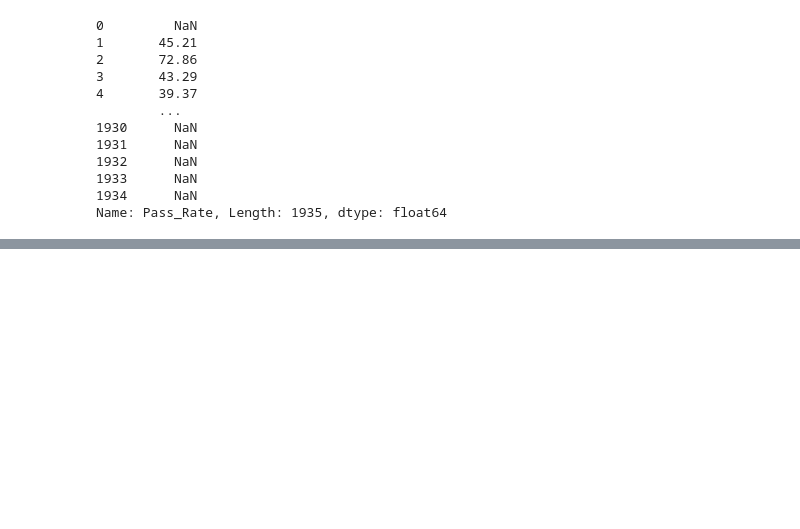
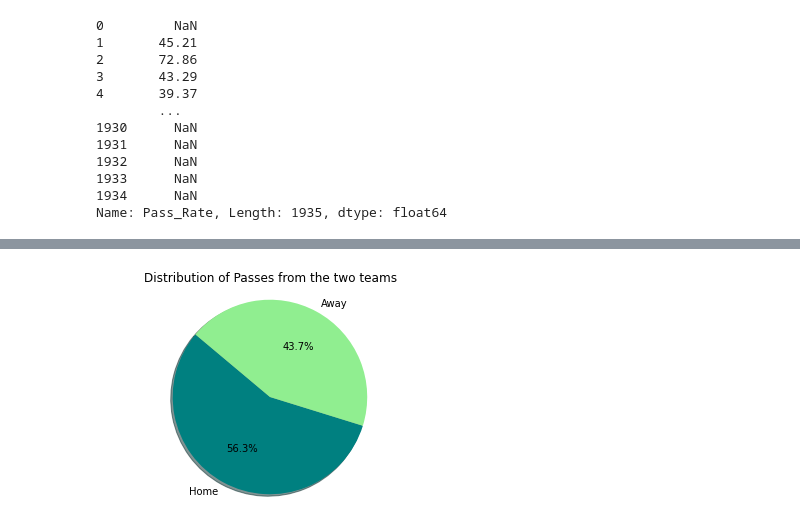
Before and after one commit to nahiid/soccer-impact-factor, a Jupyter notebook: src/impact_factor.ipynb, the cells around one changed output, grey strips where cells are left out. Saved outputs shown, nothing was run; the diff lists cells and outputs as text; code cells hidden in the pictures; blank space fills up the shorter version.

Commit message:
Add visualization

```diff
--- a/src/impact_factor.ipynb
+++ b/src/impact_factor.ipynb
@@ -125,0 +152,19 @@ tracking_data
+# %%
+# Select the specific rows
+rows_to_display = [10, 50, 100, 700, 800]
+event_data_subset = event_data.iloc[rows_to_display]
+
+styled_data = event_data_subset.style.applymap(lambda x: 'color: darkred; text-shadow: 1px 1px 1px #888; background-color: antiquewhite; font-size: 13px; text-align: center;', subset=pd.IndexSlice[:, :]) \
+    .set_table_styles([{
+        'selector': 'th',
+        'props': [('color', 'black')]
+    }])
+# Generate an HTML representation
+
+styled_html = styled_data.render()
+
+# Save the HTML to a file
+with open('styled_event_data.html', 'w') as f:
+    f.write(styled_html)
+
+print("Styled DataFrame has been saved to 'styled_event_data.html'")
@@ -904,0 +964,20 @@ Name: Pass_Rate, Length: 1935, dtype: float64
+# %%
+import matplotlib.pyplot as plt
+import pandas as pd  # Add this import for working with DataFrames
+
+# Count the number of rows for each team
+team_counts = pass_start['Team'].value_counts()
+
+# Create a pie chart
+labels = team_counts.index
+sizes = team_counts.values
+colors = ["teal", "lightgreen"]
+
+plt.pie(sizes, labels=labels, colors=colors, autopct='%1.1f%%', shadow=True, startangle=140)
+plt.axis('equal')  # Equal aspect ratio ensures that the pie is drawn as a circle.
+
+plt.title("Distribution of Passes from the two teams")
+
+plt.show()
+# %% [output]
+[figure, added]
```
Also changed, not shown: parts of 10 cells of this notebook.
